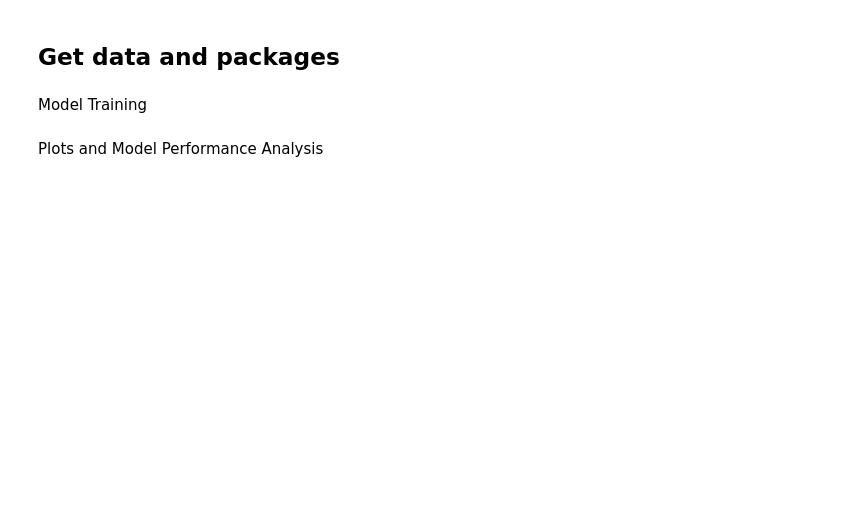
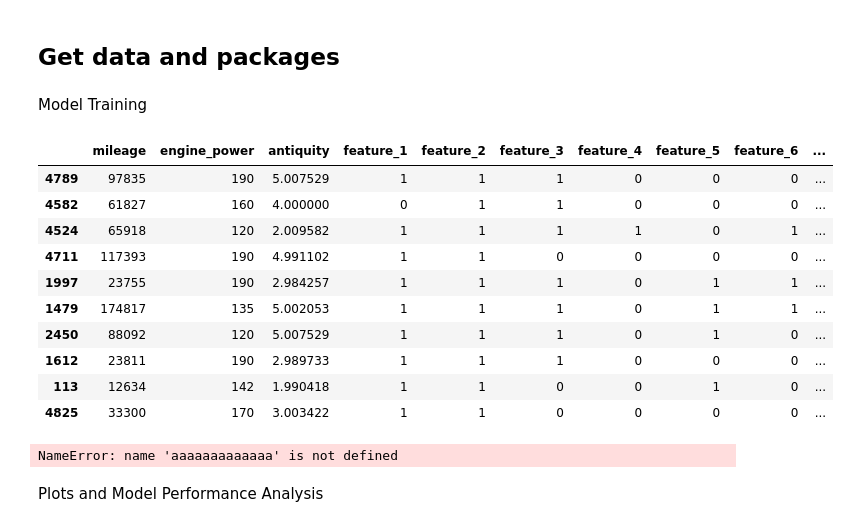
Before and after one commit to adriabuil/challenge_adria_buil, a Jupyter notebook: notebooks/Model Evaluation.ipynb, the cells around one changed output. Saved outputs shown, nothing was run; the diff lists cells and outputs as text; code cells hidden in the pictures; blank space fills up the shorter version.

```diff
--- a/notebooks/Model Evaluation.ipynb
+++ b/notebooks/Model Evaluation.ipynb
@@ -43,3 +43,23 @@ y = df.loc[:, [target]]
 X_train, X_test, y_train, y_test = src.model_training.split_dataset(df, variables, target, 0.4)
 
 model = src.model_training.lightgbm_training(X_train, y_train, hyperparameters)
+# %%
+results = X_test.copy()
+results = results.assign(
+    price_real = y_test,
+    price_pred = model.predict(X_test)
+)
+results['error'] = results['price_real'] - results['price_pred']
+results.sort_values(by='error', ascending = True).head(10)
+# %% [output]
+|  | mileage | engine_power | antiquity | feature_1 | feature_2 | feature_3 | feature_4 | feature_5 | feature_6 | ... |
+| 4789 | 97835 | 190 | 5.007529 | 1 | 1 | 1 | 0 | 0 | 0 | ... |
+| 4582 | 61827 | 160 | 4.000000 | 0 | 1 | 1 | 0 | 0 | 0 | ... |
+| 4524 | 65918 | 120 | 2.009582 | 1 | 1 | 1 | 1 | 0 | 1 | ... |
+| 4711 | 117393 | 190 | 4.991102 | 1 | 1 | 0 | 0 | 0 | 0 | ... |
+| 1997 | 23755 | 190 | 2.984257 | 1 | 1 | 1 | 0 | 1 | 1 | ... |
+| 1479 | 174817 | 135 | 5.002053 | 1 | 1 | 1 | 0 | 1 | 1 | ... |
+| 2450 | 88092 | 120 | 5.007529 | 1 | 1 | 1 | 0 | 1 | 0 | ... |
+| 1612 | 23811 | 190 | 2.989733 | 1 | 1 | 1 | 0 | 0 | 0 | ... |
+| 113 | 12634 | 142 | 1.990418 | 1 | 1 | 0 | 0 | 1 | 0 | ... |
+| 4825 | 33300 | 170 | 3.003422 | 1 | 1 | 0 | 0 | 0 | 0 | ... |
@@ -46,3 +80,7 @@ model = src.model_training.lightgbm_training(X_train, y_train, hyperparameters)
+# %%
+aaaaaaaaaaaaa
+# %% [output]
+NameError: name 'aaaaaaaaaaaaa' is not defined
 # %% [markdown]
 Plots and Model Performance Analysis
 # %%
```
Also changed, not shown: parts of 6 cells of this notebook, 5 other files.
